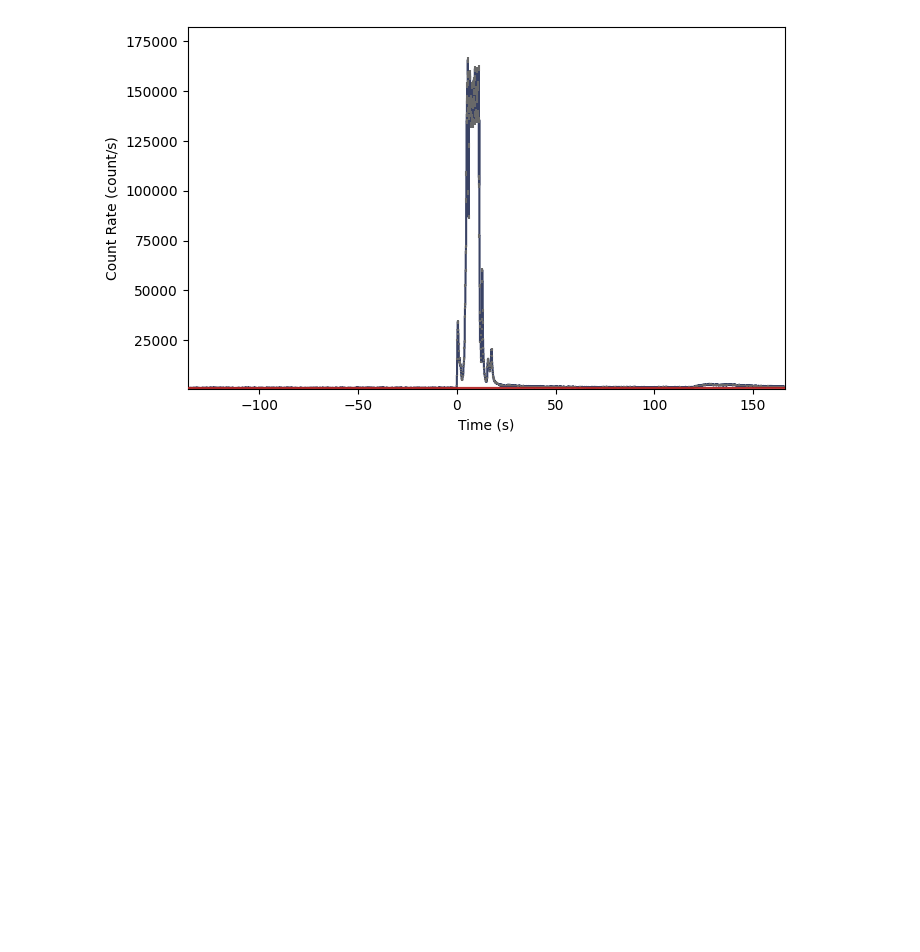
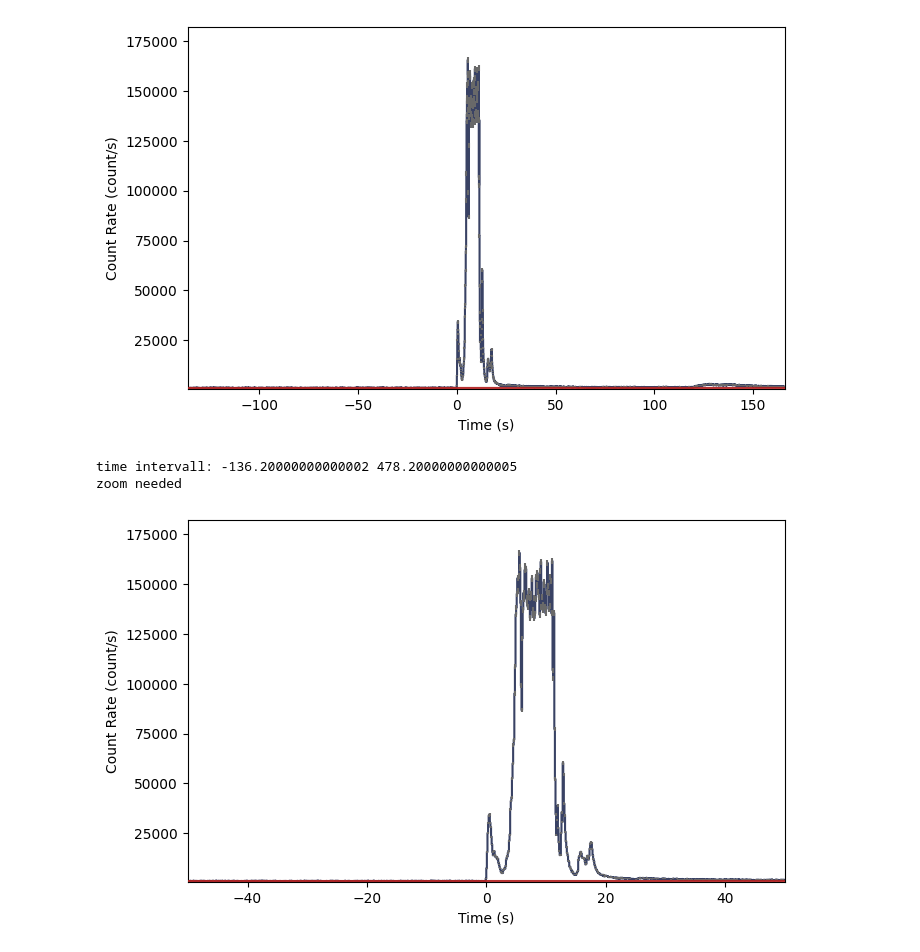
Before and after one commit to wladimiroleone/CC_project, a Jupyter notebook: quasi_automated.ipynb, the cells around one changed output. Saved outputs shown, nothing was run; the diff lists cells and outputs as text; code cells hidden in the pictures; blank space fills up the shorter version.

```diff
--- a/quasi_automated.ipynb
+++ b/quasi_automated.ipynb
@@ -72,0 +73,10 @@ Triggered detectors that see the GRB with an angular distance <60 deg are:
+# %%
+detection_angle=np.zeros(len(trig_dets))
+checked_detectors=[]
+for det in range (len(trig_dets)):
+    detection_angle[det]=poshist.detector_angle(GRB_ra,GRB_dec,trig_dets[det],tte.trigtime)
+    print(trig_dets[det],'angular distance to the src is',detection_angle[det])
+    if(detection_angle[det]<60):
+        checked_detectors.append(trig_dets[det])
+print('Triggered detectors that see the GRB with an angular distance <60 deg are:')
+print(checked_detectors)
@@ -191,3 +213,32 @@ lcplot = Lightcurve(data=lc_data, background=lc_bkgd)
 plt.show()
 # %% [output]
 [figure]
+# %%
+if min(phaii.data.tstart)<-50 or max(phaii.data.tstart)>150:
+    print('time intervall:',min(phaii.data.tstart),max(phaii.data.tstart))
+    print('zoom needed')
+    new_time_slice=(-50,50)
+# %% [output]
+time intervall: -136.20000000000002 478.20000000000005
+zoom needed
+# %%
+lc_data = phaii.to_lightcurve(time_range=new_time_slice,energy_range=erange)
+#BKG extimation, selecting the BKG intervals
+bkgd_times = [(time_split[0], BKG_start_time)]
+# the background fitter interface
+from gbm.background import BackgroundFitter
+# GBM fitting algorithm
+from gbm.background.binned import Polynomial
+# we initialize our background fitter with the phaii object, the algorithm, and the time ranges to fit.
+# if we were using an unbinned algorithm, we'd call .from_tte() and give it tte instead of phaii
+backfitter = BackgroundFitter.from_phaii(phaii, Polynomial, time_ranges=bkgd_times)
+# and once initialized, we can run the fit with the fitting parameters appropriate for our algorithm.
+# here, we'll do a 2st order polynomial
+backfitter.fit(order=1)
+#backfitter.statistic/backfitter.dof
+bkgd = backfitter.interpolate_bins(phaii.data.tstart, phaii.data.tstop)
+lc_bkgd = bkgd.integrate_energy(*erange)
+lcplot = Lightcurve(data=lc_data, background=lc_bkgd)
+plt.show()
+# %% [output]
+[figure, added]
```
Also changed, not shown: parts of 6 cells of this notebook.
